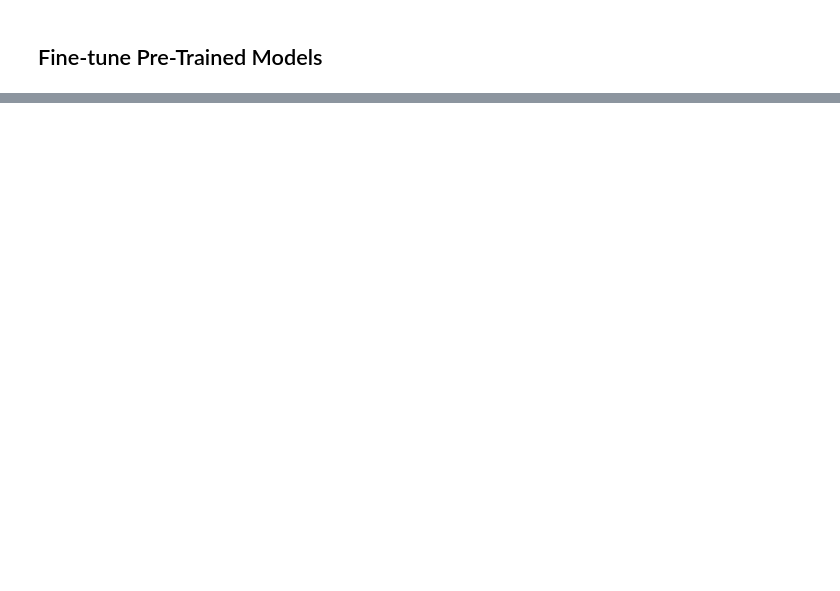
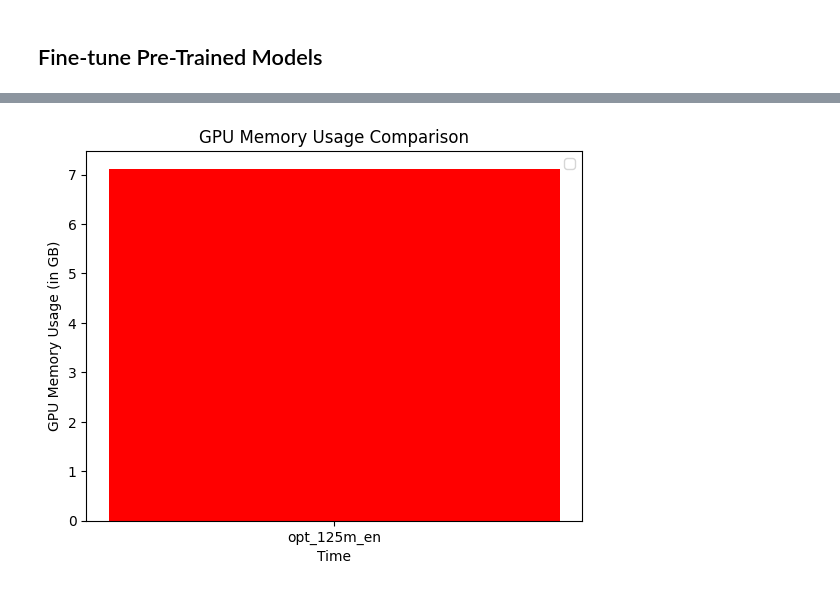
Before and after one commit to dscer/Codeathon_3, a Jupyter notebook: ybt7qf_codeathon_3.ipynb, the cells around one changed output, grey strips where cells are left out. Cells and saved outputs as stored; diff of their text form; code cells hidden in the pictures; blank space fills up the shorter version.

```diff
--- a/ybt7qf_codeathon_3.ipynb
+++ b/ybt7qf_codeathon_3.ipynb
@@ -481,0 +404,40 @@ for model_name in model_list:
+# %%
+opt_model_list = [
+    "opt_125m_en",
+    # "opt_1.3b_en",
+    # "opt_2.7b_en",
+    # "opt_6.7b_en"
+]
+
+opt_memory_use = {}
+
+for model_name in opt_model_list:
+
+    print(f"-------- Training {model_name} ---------------")
+
+    preprocessor = keras_nlp.models.OPTCausalLMPreprocessor.from_preset(
+        model_name,
+        sequence_length=128,
+    )
+    tmp_lm = keras_nlp.models.OPTCausalLM.from_preset(
+        model_name, preprocessor=preprocessor
+    )
+
+    tmp_lm.compile(
+        optimizer=keras.optimizers.Adam(learning_rate),
+        loss=loss,
+        weighted_metrics=["accuracy"],
+    )
+
+    gpu_memory_callback = GPUMemoryCallback(
+        target_batches=[5, 10, 25, 50, 100, 150, 200, 300, 400, 500],
+        print_stats=True,
+    )
+
+    tmp_lm.fit(train_ds,
+               epochs=num_epochs,
+               callbacks=[gpu_memory_callback])
+
+    opt_memory_use[model_name] = gpu_memory_callback.memory_usage
+
+    generate_text(tmp_lm, "I like basketball")
@@ -481,0 +456,3 @@ for model_name in model_list:
+# %%
+plot_memory_use(opt_model_list, gpt2_memory_use)
+# %% [output]
@@ -481,0 +460 @@ for model_name in model_list:
+[figure, added]
```
Also changed, not shown: parts of 44 cells of this notebook.
